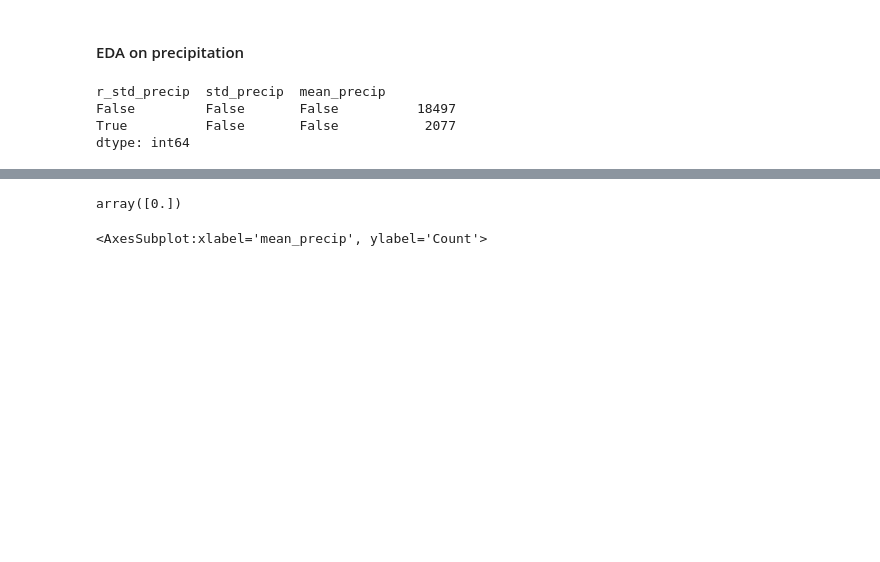
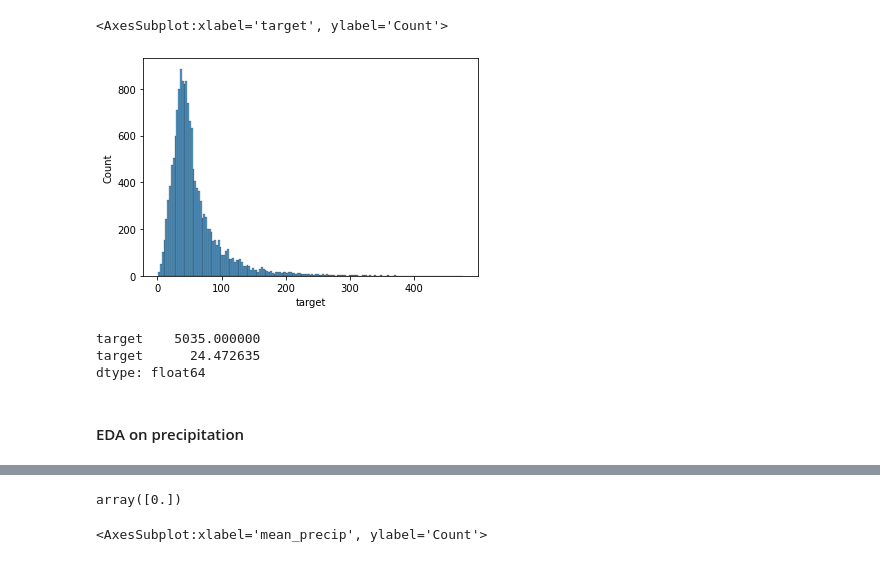
Before and after one commit to sm4rtm4art/airquality, a Jupyter notebook: EDA-and-modeling.ipynb, the cells around one changed output, grey strips where cells are left out. Cells and saved outputs as stored; diff of their text form; code cells hidden in the pictures; blank space fills up the shorter version.

```diff
--- a/EDA-and-modeling.ipynb
+++ b/EDA-and-modeling.ipynb
@@ -42,3 +52,24 @@ levels = {"Good:" }
+# %%
+sns.histplot(data.target)
+# %% [output]
+<AxesSubplot:xlabel='target', ylabel='Count'>
+[figure, added]
+# %%
+# null values
+def print_null(df):
+    total = df.isnull().sum().sort_values(ascending=False)
+    total = total[df.isnull().sum().sort_values(ascending=False) != 0]
+    percent = total /df.shape[0]*100
+    percent = percent[df.isnull().sum().sort_values(ascending=False) != 0]
+    concat = pd.concat([total, percent])
+    print (concat)
+
+
+print_null(data.drop(features, axis=1))
+# %% [output]
+target    5035.000000
+target      24.472635
+dtype: float64
 # %%
 #sns.pairplot(data[mean_features])
 # %% [markdown]
@@ -57,7 +88,0 @@ precip_stats['r_std_precip'] = precip_stats['std_precip'] / precip_stats['mean_p
-# %%
-precip_stats[['r_std_precip', 'std_precip','mean_precip'] ].isna().value_counts()
-# %% [output]
-r_std_precip  std_precip  mean_precip
-False         False       False          18497
-True          False       False           2077
-dtype: int64
```
Also changed, not shown: parts of 28 cells of this notebook.
